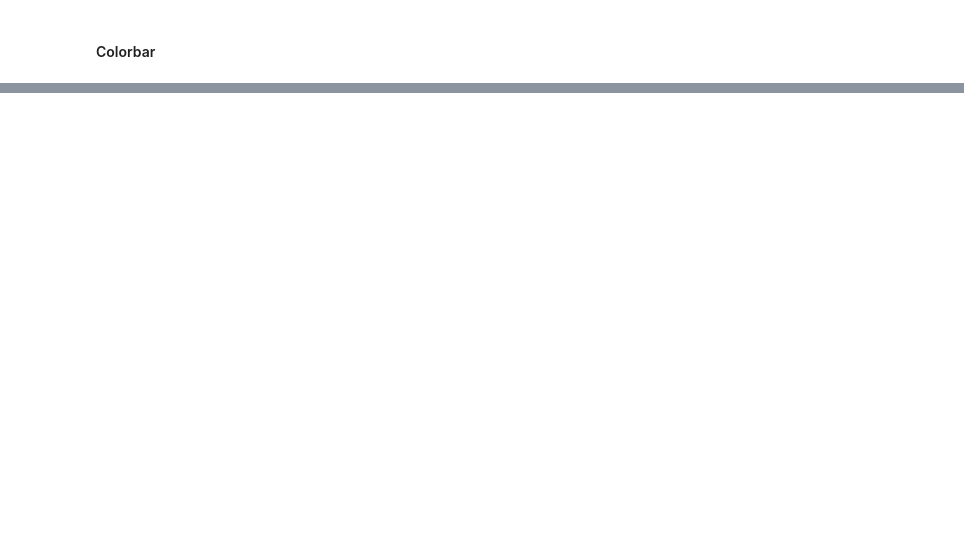
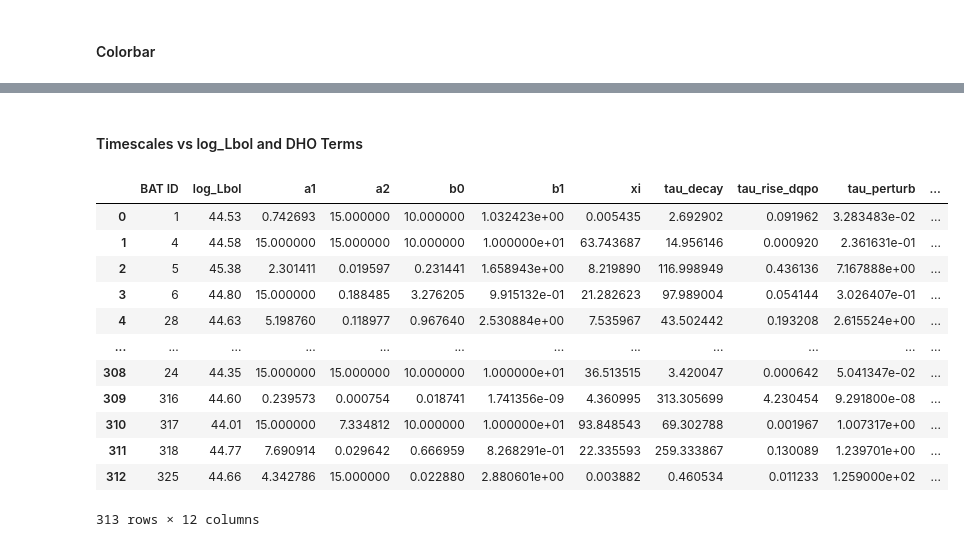
Before and after one commit to TrickyArmyMan/astro-research, a Jupyter notebook: JupyterLab/agn_figures.ipynb, the cells around one changed output, grey strips where cells are left out. Cells and saved outputs as stored; diff of their text form; code cells hidden in the pictures; blank space fills up the shorter version.

```diff
--- a/JupyterLab/agn_figures.ipynb
+++ b/JupyterLab/agn_figures.ipynb
@@ -271,0 +274,56 @@ plt.show()
+# %% [markdown]
+#### Timescales vs log_Lbol and DHO Terms
+# %%
+bat_ids = []
+log_Lbols = []
+a1s = []
+a2s = []
+b0s = []
+b1s = []
+xis = []
+tau_decays = []
+tau_rise_dqpos = []
+tau_perturbs = []
+tau_decorrs = []
+omega_0s = []
+
+for index, row in agn_dataframe.iterrows():
+    bat_ids.append(row['BAT ID'])
+    log_Lbols.append(row['log_Lbol'])
+
+    dho_terms = convert_to_float_list(row['DHO MCMC Fit'])
+    bounds = [15, 15, 10, 10]
+
+    # if dho_term > bound (same bound as in pp) then use the bound
+    a1s.append(dho_terms[0] if dho_terms[0] < bounds[0] else bounds[0])
+    a2s.append(dho_terms[1] if dho_terms[1] < bounds[1] else bounds[1])
+    b0s.append(dho_terms[2] if dho_terms[2] < bounds[2] else bounds[2])
+    b1s.append(dho_terms[3] if dho_terms[3] < bounds[3] else bounds[3])
+
+    xis.append(row['xi'])
+    tau_decays.append(row['tau_decay'])
+    tau_rise_dqpos.append(row['tau_rise_dqpo'])
+    tau_perturbs.append(row['tau_perturb'])
+    tau_decorrs.append(row['tau_decorr'])
+    omega_0s.append(row['omega_0'])
+
+dho_fit_data = pd.DataFrame({'BAT ID': bat_ids, 'log_Lbol': log_Lbols,
+                                 'a1': a1s, 'a2': a2s, 'b0': b0s, 'b1': b1s,
+                                 'xi': xis,
+                                 'tau_decay': tau_decays, 'tau_rise_dqpo': tau_rise_dqpos, 'tau_perturb': tau_perturbs, 'tau_decorr': tau_decorrs,
+                                 'omega_0': omega_0s})
+dho_fit_data
+# %% [output]
+|  | BAT ID | log_Lbol | a1 | a2 | b0 | b1 | xi | tau_decay | tau_rise_dqpo | tau_perturb | ... |
+| 0 | 1 | 44.53 | 0.742693 | 15.000000 | 10.000000 | 1.032423e+00 | 0.005435 | 2.692902 | 0.091962 | 3.283483e-02 | ... |
+| 1 | 4 | 44.58 | 15.000000 | 15.000000 | 10.000000 | 1.000000e+01 | 63.743687 | 14.956146 | 0.000920 | 2.361631e-01 | ... |
+| 2 | 5 | 45.38 | 2.301411 | 0.019597 | 0.231441 | 1.658943e+00 | 8.219890 | 116.998949 | 0.436136 | 7.167888e+00 | ... |
+| 3 | 6 | 44.80 | 15.000000 | 0.188485 | 3.276205 | 9.915132e-01 | 21.282623 | 97.989004 | 0.054144 | 3.026407e-01 | ... |
+| 4 | 28 | 44.63 | 5.198760 | 0.118977 | 0.967640 | 2.530884e+00 | 7.535967 | 43.502442 | 0.193208 | 2.615524e+00 | ... |
+| ... | ... | ... | ... | ... | ... | ... | ... | ... | ... | ... | ... |
+| 308 | 24 | 44.35 | 15.000000 | 15.000000 | 10.000000 | 1.000000e+01 | 36.513515 | 3.420047 | 0.000642 | 5.041347e-02 | ... |
+| 309 | 316 | 44.60 | 0.239573 | 0.000754 | 0.018741 | 1.741356e-09 | 4.360995 | 313.305699 | 4.230454 | 9.291800e-08 | ... |
+| 310 | 317 | 44.01 | 15.000000 | 7.334812 | 10.000000 | 1.000000e+01 | 93.848543 | 69.302788 | 0.001967 | 1.007317e+00 | ... |
+| 311 | 318 | 44.77 | 7.690914 | 0.029642 | 0.666959 | 8.268291e-01 | 22.335593 | 259.333867 | 0.130089 | 1.239701e+00 | ... |
+| 312 | 325 | 44.66 | 4.342786 | 15.000000 | 0.022880 | 2.880601e+00 | 0.003882 | 0.460534 | 0.011233 | 1.259000e+02 | ... |
+313 rows × 12 columns
```
Also changed, not shown: parts of 7 cells of this notebook, 20 other files.
